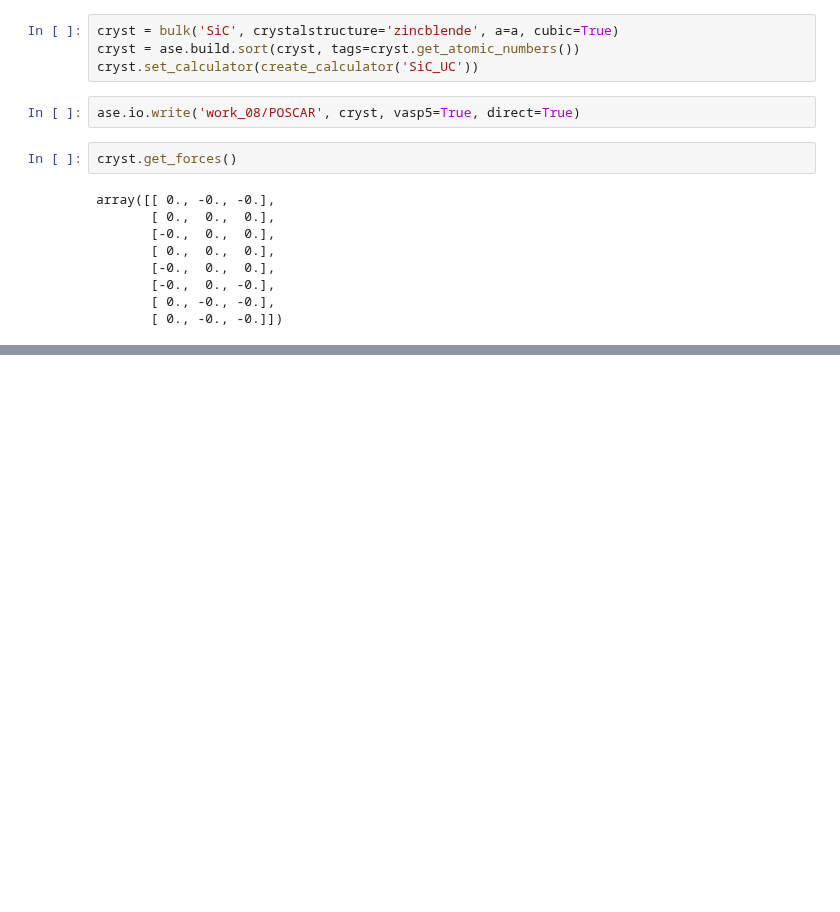
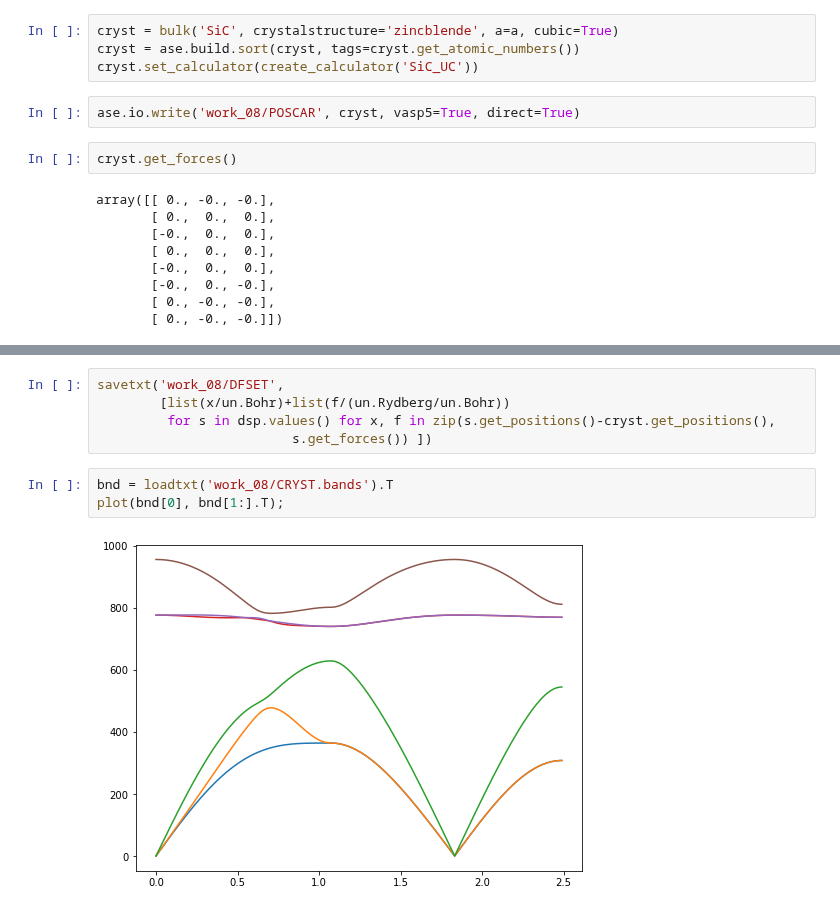
Before and after one commit to jochym/abinitio-methods, a Jupyter notebook: 08_Lattice_Dynamics.ipynb, the cells around one changed output, grey strips where cells are left out. Cells and saved outputs as stored; diff of their text form; blank space fills up the shorter version.

```diff
--- a/08_Lattice_Dynamics.ipynb
+++ b/08_Lattice_Dynamics.ipynb
@@ -160,0 +132,10 @@ CalculationFailed: Calculator "abinit" failed with command "abinit < SiC_SC.file
+# %%
+savetxt('work_08/DFSET',
+        [list(x/un.Bohr)+list(f/(un.Rydberg/un.Bohr))
+         for s in dsp.values() for x, f in zip(s.get_positions()-cryst.get_positions(),
+                         s.get_forces()) ])
+# %%
+bnd = loadtxt('work_08/CRYST.bands').T
+plot(bnd[0], bnd[1:].T);
+# %% [output]
+[figure, added]
```
Also changed, not shown: parts of 7 cells of this notebook.
